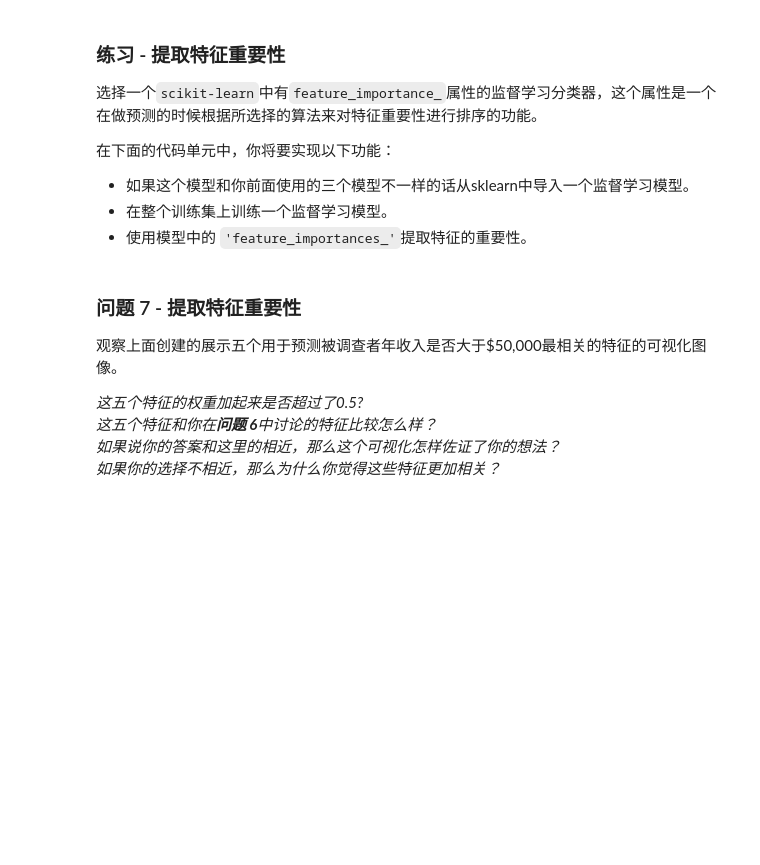
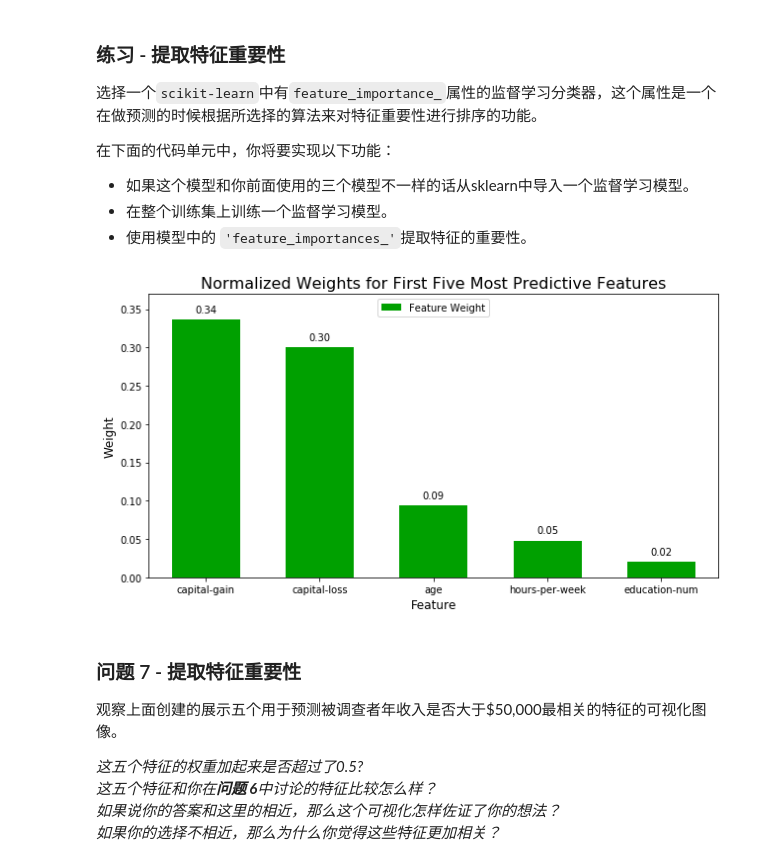
Before and after one commit to xueweiyema/finding_donors, a Jupyter notebook: finding_donors.ipynb, the cells around one changed output. Cells and saved outputs as stored; diff of their text form; code cells hidden in the pictures; blank space fills up the shorter version.

```diff
--- a/finding_donors.ipynb
+++ b/finding_donors.ipynb
@@ -473,7 +473,7 @@ from sklearn.ensemble import AdaBoostClassifier
 clf = AdaBoostClassifier(random_state=0)
 
 # TODO：创建你希望调节的参数列表
-parameters = {'n_estimators':[50,100,200],'learning_rate':[1.0,1.5,2.0]}
+parameters = {'n_estimators':[50,250,500],'learning_rate':[1.0,1.5,2.0]}
 
 # TODO：创建一个fbeta_score打分对象
 scorer = make_scorer(fbeta_score,beta=0.5)
@@ -486,6 +486,10 @@ grid_obj.fit(X_train,y_train)
 # 得到estimator
 best_clf = grid_obj.best_estimator_
 
+best_parameters = best_clf.get_params()
+for param_name in sorted(parameters.keys()):
+    print("\t%s: %r" % (param_name, best_parameters[param_name]))
+
 # 使用没有调优的模型做预测
 predictions = (clf.fit(X_train, y_train)).predict(X_val)
 best_predictions = best_clf.predict(X_val)
@@ -542,14 +559,16 @@ _在这十三个记录中，你认为哪五个特征对于预测是最重要的
 # %%
 # TODO：导入一个有'feature_importances_'的监督学习模型
 
 # TODO：在训练集上训练一个监督学习模型
-model = None
+model =  AdaBoostClassifier(random_state=0,n_estimators=500,learning_rate=1.5).fit(X_train,y_train)
 
 # TODO： 提取特征重要性
-importances = None
+importances = model.feature_importances_
 
 # 绘图
 vs.feature_plot(importances, X_train, y_train)
+# %% [output]
+[figure, added]
 # %% [markdown]
 ### 问题 7 - 提取特征重要性
 观察上面创建的展示五个用于预测被调查者年收入是否大于\$50,000最相关的特征的可视化图像。
```
Also changed, not shown: parts of 13 cells of this notebook.
